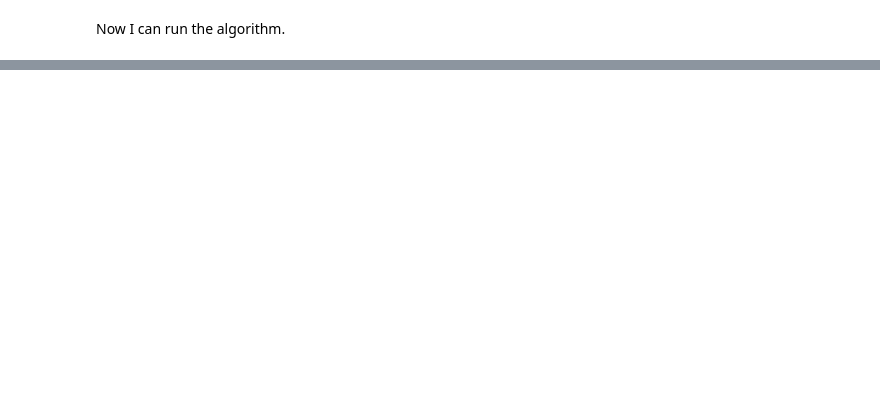
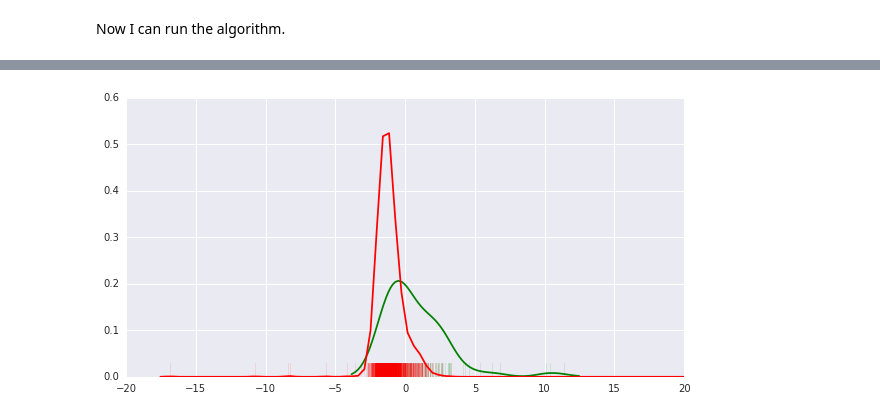
Before and after one commit to chengsoonong/crowdastro, a Jupyter notebook: notebooks/50_yan_rgz.ipynb, the cells around one changed output, grey strips where cells are left out. Cells and saved outputs as stored; diff of their text form; code cells hidden in the pictures; blank space fills up the shorter version.

```diff
--- a/notebooks/50_yan_rgz.ipynb
+++ b/notebooks/50_yan_rgz.ipynb
@@ -166,0 +277,4 @@ Now I can run the algorithm.
+# %%
+with h5py.File(TRAINING_H5_PATH) as f_h5:
+    x = f_h5['features'][downsampled_train, :]
+    res = passive_crowd.train(x, simulated_norris_labels.astype(bool)[:, downsampled_train], lr_init=True)
@@ -166,0 +381,4 @@ Now I can run the algorithm.
+# %%
+with h5py.File(TRAINING_H5_PATH) as f_h5:
+    x = f_h5['features'][downsampled_train, :]
+    res = active_crowd_scalar.train(x, top_labels.astype(bool)[:, downsampled_train], lr_init=True)
@@ -166,0 +402,14 @@ Now I can run the algorithm.
+# %%
+with h5py.File(TRAINING_H5_PATH) as f_h5:
+    x = f_h5['features']
+    score = res[0].dot(x[downsampled_test, :].T) + res[1]
+    pos_score = score[norris_labels[downsampled_test] == 1]
+    neg_score = score[norris_labels[downsampled_test] == 0]
+    assert pos_score.shape[0] + neg_score.shape[0] == score.shape[0]
+    plt.figure(figsize=(10, 5))
+    seaborn.distplot(pos_score, rug=True, hist=False, color='green', rug_kws={'alpha': 0.1})
+    seaborn.distplot(neg_score, rug=True, hist=False, color='red', rug_kws={'alpha': 0.1})
+    plt.xlim((-20, 20))
+    plt.show()
+# %% [output]
+[figure, added]
```
Also changed, not shown: parts of 49 cells of this notebook, 3 other files.
